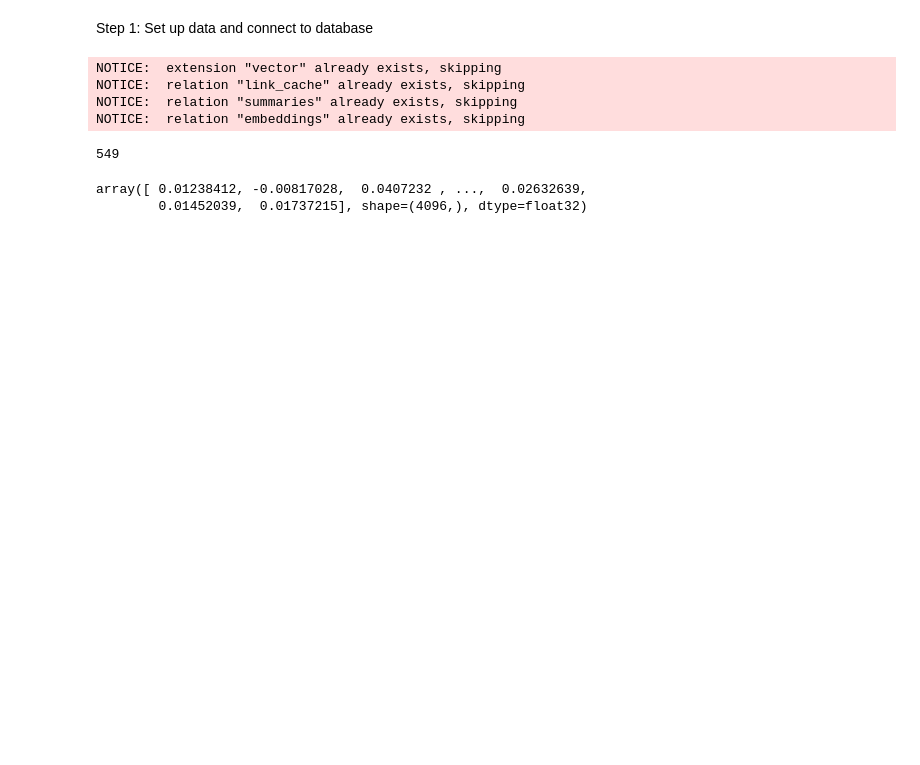
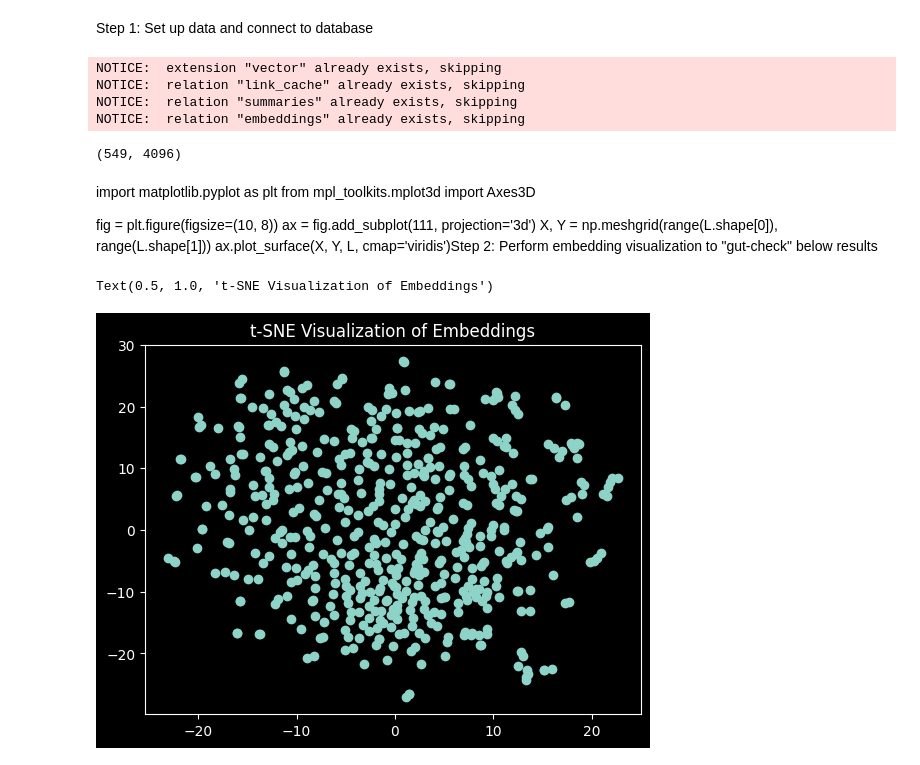
Before and after one commit to freeone3000/bookmark-clustering, a Jupyter notebook: clustering_experiment.ipynb, the cells around one changed output. Drawn from its saved outputs; the diff is of its cells as text; code cells hidden in the pictures; blank space fills up the shorter version.

```diff
--- a/clustering_experiment.ipynb
+++ b/clustering_experiment.ipynb
@@ -1,19 +1,23 @@
 # %% [markdown]
 Step 1: Set up data and connect to database
 # %%
+from sklearn.metrics.pairwise import rbf_kernel
+
 from src.bookmarks_cluster.db import get_embeddings, db_connect
 from src.bookmarks_cluster.embed import EmbeddingSet
+import numpy as np
 
-embeddings = EmbeddingSet([], [], [])
+embed_set = EmbeddingSet([], [], [])
 with db_connect() as conn:
     for (url, title, embedding) in get_embeddings(conn):
-        embeddings.append(url, title, embedding)
-assert len(embeddings.urls) == len(embeddings.titles)
-assert len(embeddings.titles) == len(embeddings.embeddings)
-len(embeddings.urls)
+        embed_set.append(url, title, embedding)
+assert len(embed_set.urls) == len(embed_set.titles)
+assert len(embed_set.titles) == len(embed_set.embeddings)
+embeddings = np.stack(embed_set.embeddings)
+embeddings.shape
 # %% [output]
 NOTICE:  extension "vector" already exists, skipping
 NOTICE:  relation "link_cache" already exists, skipping
 NOTICE:  relation "summaries" already exists, skipping
 NOTICE:  relation "embeddings" already exists, skipping
-549
+(549, 4096)
@@ -20,6 +33,20 @@ NOTICE:  relation "embeddings" already exists, skipping
+# %% [markdown]
+import matplotlib.pyplot as plt
+from mpl_toolkits.mplot3d import Axes3D
+
+fig = plt.figure(figsize=(10, 8))
+ax = fig.add_subplot(111, projection='3d')
+X, Y = np.meshgrid(range(L.shape[0]), range(L.shape[1]))
+ax.plot_surface(X, Y, L, cmap='viridis')Step 2: Perform embedding visualization to "gut-check" below results
 # %%
-embeddings.embeddings[0]
+import matplotlib.pyplot as plt
+from sklearn.manifold import TSNE
+
+tsne = TSNE(n_components=2, perplexity=30, random_state=42, init='pca', learning_rate='auto')
+vis_dims = tsne.fit_transform(embeddings) # Result is shape (N, 2)
+plt.scatter(vis_dims[:, 0], vis_dims[:, 1])
+plt.title('t-SNE Visualization of Embeddings')
 # %% [output]
-array([ 0.01238412, -0.00817028,  0.0407232 , ...,  0.02632639,
-        0.01452039,  0.01737215], shape=(4096,), dtype=float32)
+Text(0.5, 1.0, 't-SNE Visualization of Embeddings')
+[figure, added]
 # %%
```
Also changed, not shown: parts of 7 cells of this notebook, 3 other files.
